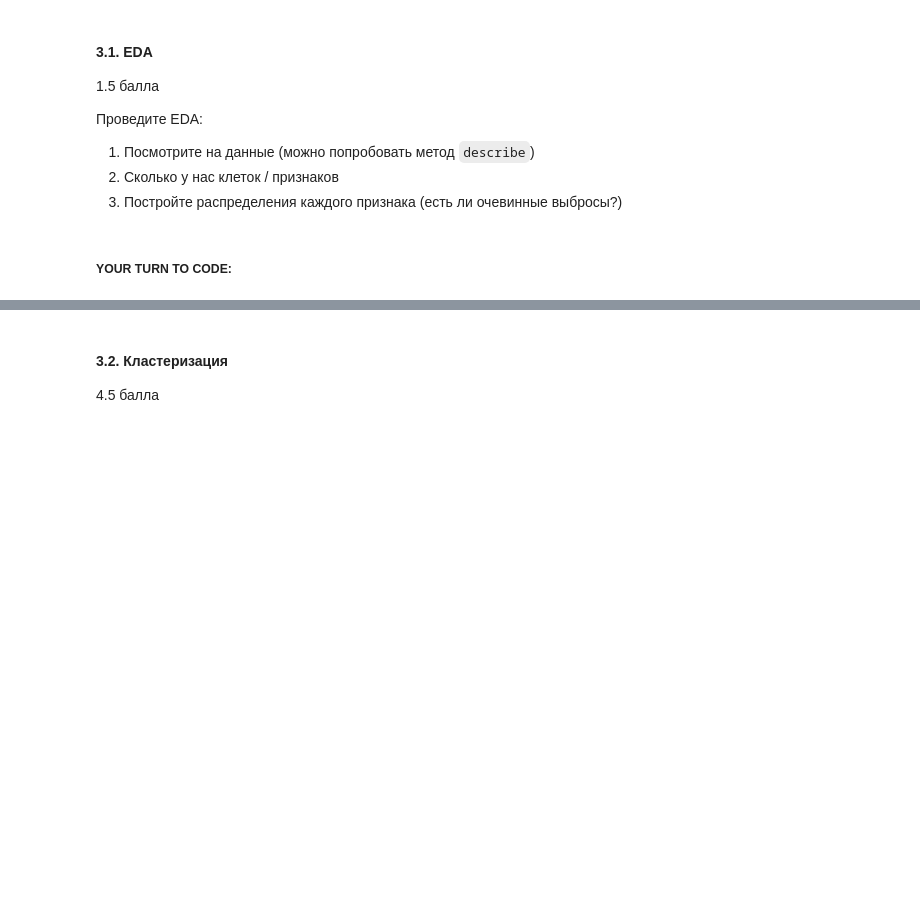
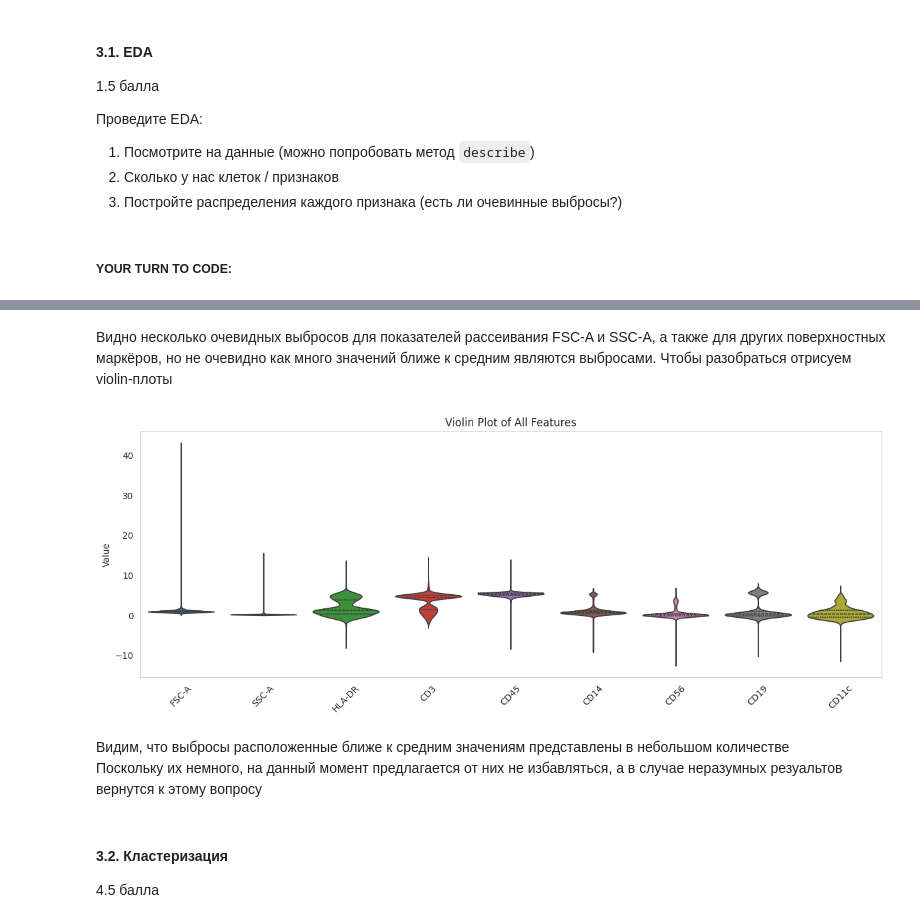
Before and after one commit to VovaGrig/BI-ml-2024, a Jupyter notebook: lecture_3_unsupervised_learning/homework/Cluster_tSNE.ipynb, the cells around one changed output, grey strips where cells are left out. Saved outputs shown, nothing was run; the diff lists cells and outputs as text; code cells hidden in the pictures; blank space fills up the shorter version.

```diff
--- a/lecture_3_unsupervised_learning/homework/Cluster_tSNE.ipynb
+++ b/lecture_3_unsupervised_learning/homework/Cluster_tSNE.ipynb
@@ -267,3 +399,18 @@ fc_data = pd.read_csv(join(DATA_PATH, "flow_c_data.csv"), index_col=0)
+# %% [markdown]
+Видно несколько очевидных выбросов для показателей рассеивания FSC-A и SSC-A, а также для других поверхностных маркёров, но не очевидно как много значений ближе к средним являются выбросами. Чтобы разобраться отрисуем violin-плоты
+# %%
+plt.figure(figsize=(15, 5))
+sns.violinplot(data=fc_data, inner="quartile")
+plt.title('Violin Plot of All Features')
+plt.ylabel('Value')
+plt.xticks(rotation=45)
+plt.grid(axis='y')
+plt.show()
+# %% [output]
+[figure, added]
+# %% [markdown]
+Видим, что выбросы расположенные ближе к средним значениям представлены в небольшом количестве\
+Поскольку их немного, на данный момент предлагается от них не избавляться, а в случае неразумных резуальтов вернутся к этому вопросу
 # %% [markdown]
 #### 3.2. Кластеризация
 
```
Also changed, not shown: parts of 41 cells of this notebook, 1 other file.
